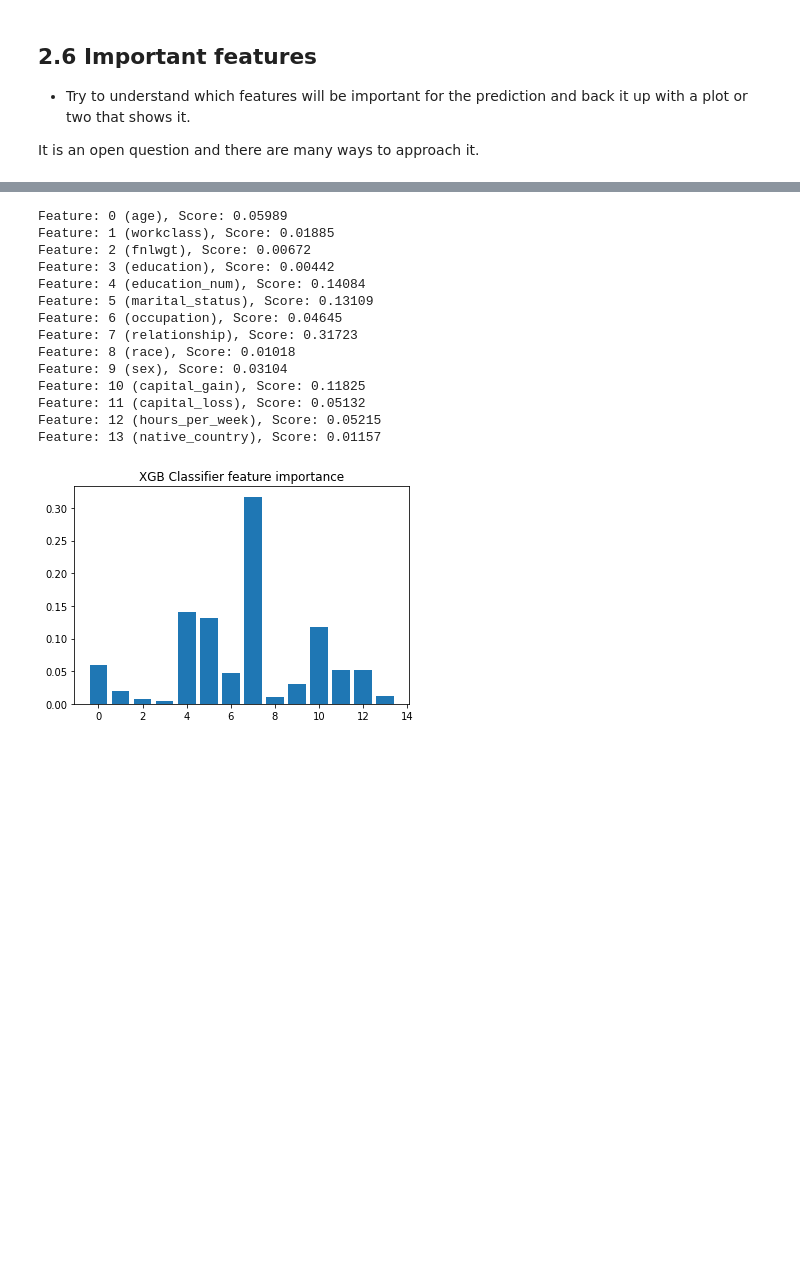
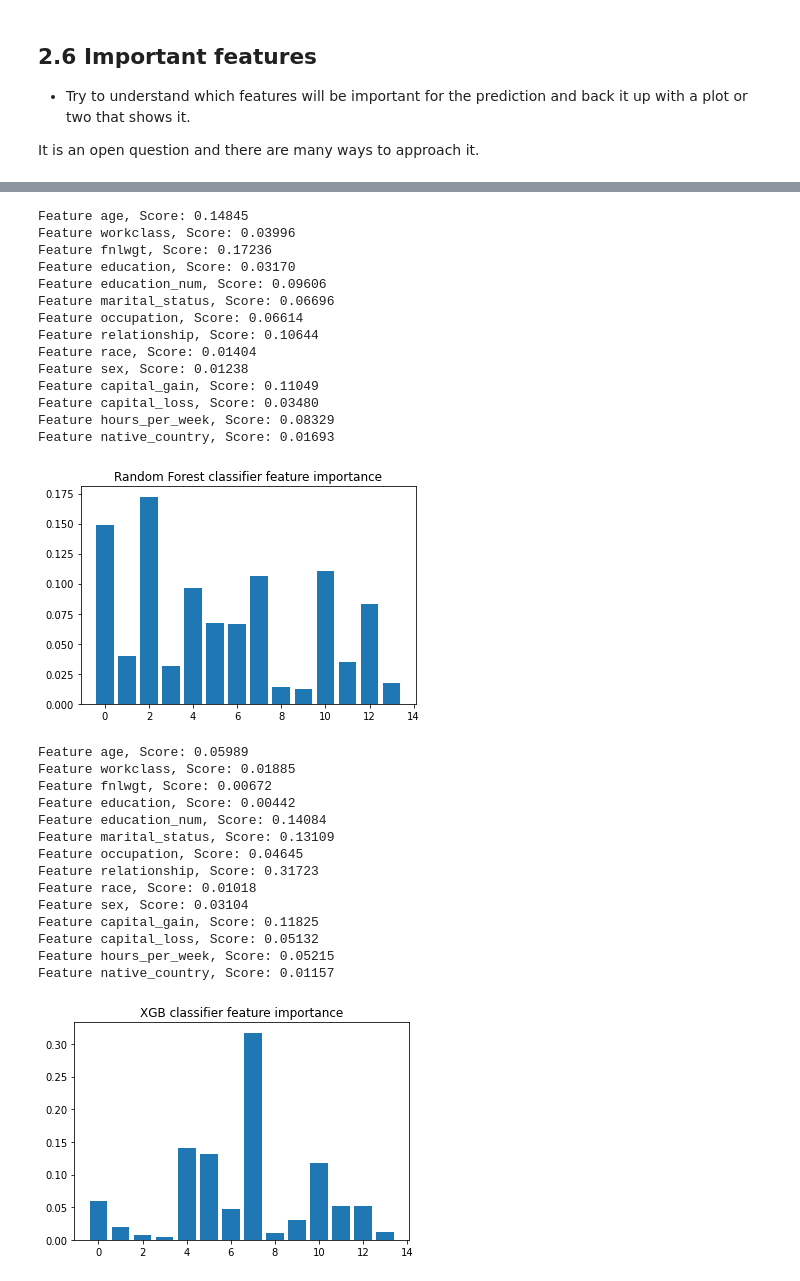
Before and after one commit to Galzi1/DataDiscoveryNNProj, a Jupyter notebook: project_part1.ipynb, the cells around one changed output, grey strips where cells are left out. Drawn from its saved outputs; the diff is of its cells as text; code cells hidden in the pictures; blank space fills up the shorter version.

```diff
--- a/project_part1.ipynb
+++ b/project_part1.ipynb
@@ -169,50 +169,78 @@ data.head()
 # %%
 ### YOUR CODE HERE
 from xgboost import XGBClassifier
 from sklearn.preprocessing import LabelEncoder
 from sklearn.ensemble import RandomForestClassifier
 
 # encode categorical (object) features
 for c in data.columns:
   if data[c].dtype == 'object':
     labelencoder = LabelEncoder()
     data[c] = labelencoder.fit_transform(data[c])
 
 # split data into independent and dependent dataframes
 X = data.drop(['y'], axis=1)
 Y = data['y']
 
-# XGB classifier
+### RandomForest classifier ###
+# define the model
+rf_model = RandomForestClassifier()
+# fit the model
+rf_model.fit(X, Y)
+# get importance
+rf_importance = rf_model.feature_importances_
+# summarize feature importance
+for c,v in zip(data.columns, rf_importance):
+	print('Feature %s, Score: %.5f' % (c, v))
+# plot feature importance
+plt.title("Random Forest classifier feature importance")
+pyplot.bar([x for x in range(len(rf_importance))], rf_importance)
+pyplot.show()
+
+### XGB classifier ###
 # define the model
 xgb_model = XGBClassifier()
 # fit the model
 xgb_model.fit(X, Y)
-# get features names
-xgb_names = model.get_booster().feature_names
 # get importance
-xgb_importance = model.feature_importances_
+xgb_importance = xgb_model.feature_importances_
 # summarize feature importance
-for i,v in enumerate(xgb_importance):
-	print('Feature: %0d (%s), Score: %.5f' % (i, xgb_names[i], v))
+for c,v in zip(data.columns, xgb_importance):
+	print('Feature %s, Score: %.5f' % (c, v))
 # plot feature importance
 plt.title("XGB classifier feature importance")
 plt.bar([x for x in range(len(xgb_importance))], xgb_importance)
 plt.show()
 
 ### END YOUR CODE
 # %% [output]
-Feature: 0 (age), Score: 0.05989
-Feature: 1 (workclass), Score: 0.01885
-Feature: 2 (fnlwgt), Score: 0.00672
-Feature: 3 (education), Score: 0.00442
-Feature: 4 (education_num), Score: 0.14084
-Feature: 5 (marital_status), Score: 0.13109
-Feature: 6 (occupation), Score: 0.04645
-Feature: 7 (relationship), Score: 0.31723
-Feature: 8 (race), Score: 0.01018
-Feature: 9 (sex), Score: 0.03104
-Feature: 10 (capital_gain), Score: 0.11825
-Feature: 11 (capital_loss), Score: 0.05132
-Feature: 12 (hours_per_week), Score: 0.05215
-Feature: 13 (native_country), Score: 0.01157
+Feature age, Score: 0.14845
+Feature workclass, Score: 0.03996
+Feature fnlwgt, Score: 0.17236
+Feature education, Score: 0.03170
+Feature education_num, Score: 0.09606
+Feature marital_status, Score: 0.06696
+Feature occupation, Score: 0.06614
+Feature relationship, Score: 0.10644
+Feature race, Score: 0.01404
+Feature sex, Score: 0.01238
+Feature capital_gain, Score: 0.11049
+Feature capital_loss, Score: 0.03480
+Feature hours_per_week, Score: 0.08329
+Feature native_country, Score: 0.01693
-[figure, old version]
+[figure, new version]
+Feature age, Score: 0.05989
+Feature workclass, Score: 0.01885
+Feature fnlwgt, Score: 0.00672
+Feature education, Score: 0.00442
+Feature education_num, Score: 0.14084
+Feature marital_status, Score: 0.13109
+Feature occupation, Score: 0.04645
+Feature relationship, Score: 0.31723
+Feature race, Score: 0.01018
+Feature sex, Score: 0.03104
+Feature capital_gain, Score: 0.11825
+Feature capital_loss, Score: 0.05132
+Feature hours_per_week, Score: 0.05215
+Feature native_country, Score: 0.01157
+[figure, added]
```
Also changed, not shown: parts of 2 cells of this notebook.
